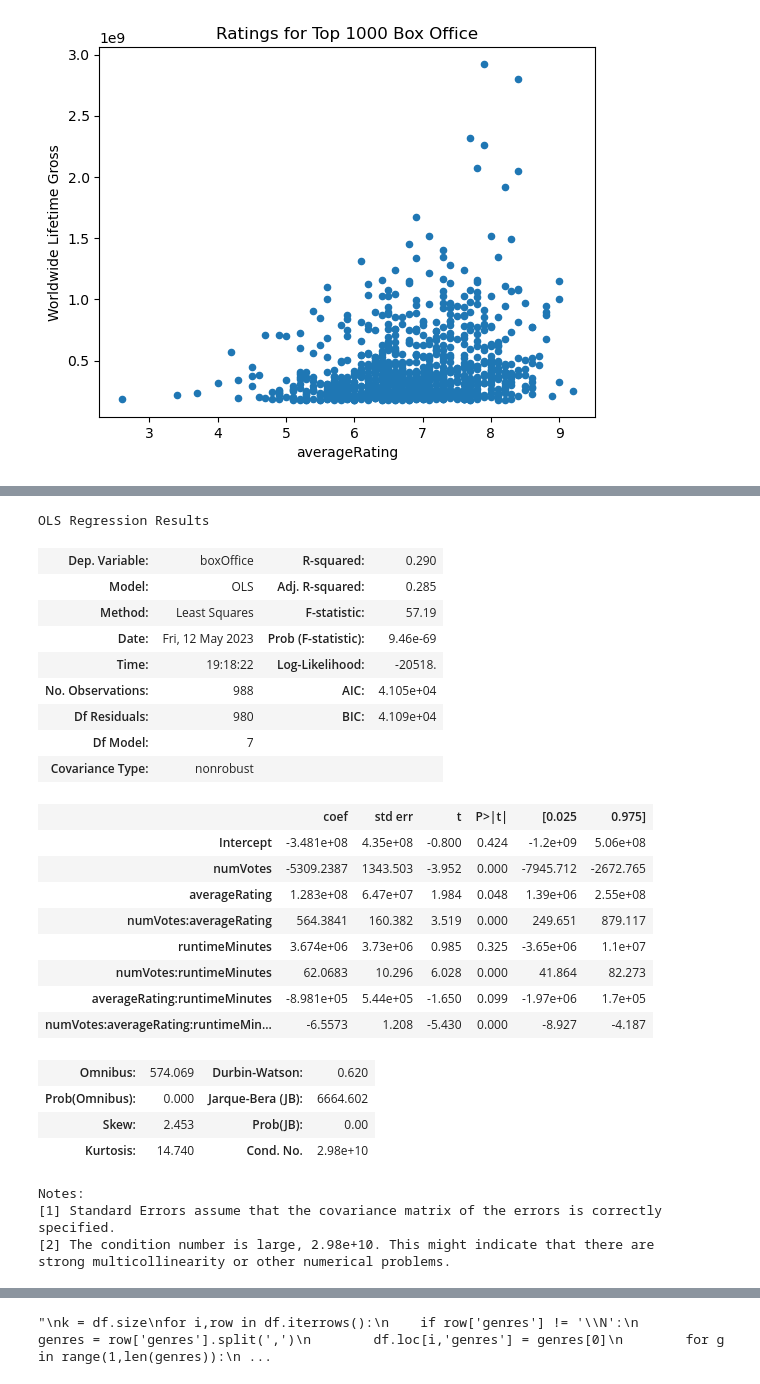
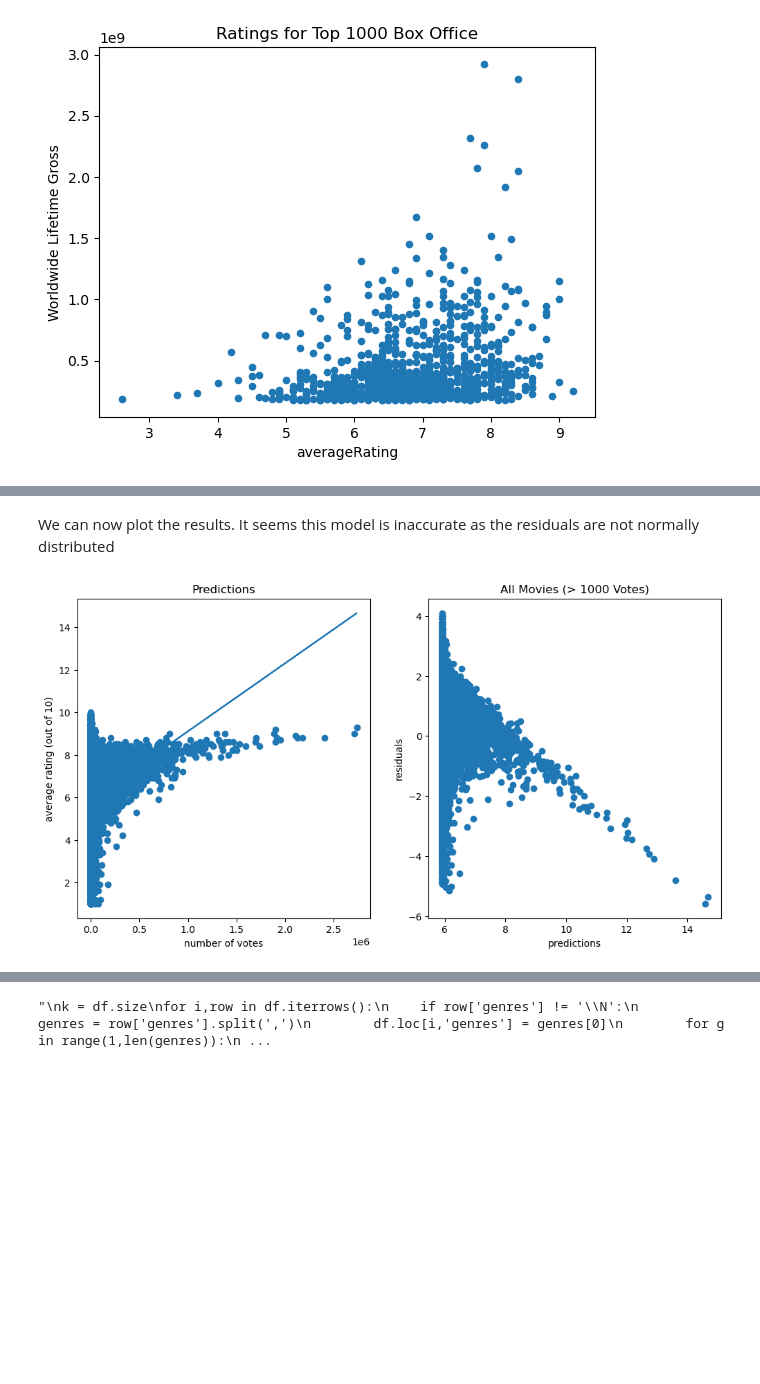
Before and after one commit to James-Trauger/James-Trauger.github.io, a Jupyter notebook: james.ipynb, the cells around one changed output, grey strips where cells are left out. Saved outputs shown, nothing was run; the diff lists cells and outputs as text; code cells hidden in the pictures; blank space fills up the shorter version.

```diff
--- a/james.ipynb
+++ b/james.ipynb
@@ -354,32 +299,27 @@ boxdf = boxdf.rename(columns={'Worldwide Lifetime Gross': 'boxOffice'})
 # %%
-mult_var_model = stats.ols(formula='boxOffice ~ numVotes * averageRating * runtimeMinutes', data=boxdf).fit()
+lin_model = stats.ols(formula='averageRating ~ numVotes', data=thousand).fit()
-# %%
-mult_var_model.summary()
-# %% [output]
-OLS Regression Results
-| Dep. Variable: | boxOffice | R-squared: | 0.290 |
-| Model: | OLS | Adj. R-squared: | 0.285 |
-| Method: | Least Squares | F-statistic: | 57.19 |
-| Date: | Fri, 12 May 2023 | Prob (F-statistic): | 9.46e-69 |
-| Time: | 19:18:22 | Log-Likelihood: | -20518. |
-| No. Observations: | 988 | AIC: | 4.105e+04 |
-| Df Residuals: | 980 | BIC: | 4.109e+04 |
-| Df Model: | 7 |  |  |
-| Covariance Type: | nonrobust |  |  |
-|  | coef | std err | t | P>|t| | [0.025 | 0.975] |
-| Intercept | -3.481e+08 | 4.35e+08 | -0.800 | 0.424 | -1.2e+09 | 5.06e+08 |
-| numVotes | -5309.2387 | 1343.503 | -3.952 | 0.000 | -7945.712 | -2672.765 |
-| averageRating | 1.283e+08 | 6.47e+07 | 1.984 | 0.048 | 1.39e+06 | 2.55e+08 |
-| numVotes:averageRating | 564.3841 | 160.382 | 3.519 | 0.000 | 249.651 | 879.117 |
-| runtimeMinutes | 3.674e+06 | 3.73e+06 | 0.985 | 0.325 | -3.65e+06 | 1.1e+07 |
-| numVotes:runtimeMinutes | 62.0683 | 10.296 | 6.028 | 0.000 | 41.864 | 82.273 |
-| averageRating:runtimeMinutes | -8.981e+05 | 5.44e+05 | -1.650 | 0.099 | -1.97e+06 | 1.7e+05 |
-| numVotes:averageRating:runtimeMin... | -6.5573 | 1.208 | -5.430 | 0.000 | -8.927 | -4.187 |
-| Omnibus: | 574.069 | Durbin-Watson: | 0.620 |
-| Prob(Omnibus): | 0.000 | Jarque-Bera (JB): | 6664.602 |
-| Skew: | 2.453 | Prob(JB): | 0.00 |
-| Kurtosis: | 14.740 | Cond. No. | 2.98e+10 |
-Notes:
-[1] Standard Errors assume that the covariance matrix of the errors is correctly specified.
-[2] The condition number is large, 2.98e+10. This might indicate that there are
-strong multicollinearity or other numerical problems.
+# %% [markdown]
+We can now plot the results. It seems this model is inaccurate as the residuals are not normally distributed
+# %%
+votes = thousand['numVotes']
+preds = lin_model.predict(votes)
+
+figure, (axis1, axis2) = plt.subplots(1,2)
+
+# plot the number of votes vs rating with the linear regression model
+axis1.set_xlabel('number of votes')
+axis1.set_ylabel('average rating (out of 10)')
+axis1.set_title('Predictions')
+axis1.scatter(x=votes, y=thousand['averageRating'])
+axis1.plot(votes, lin_model.predict(votes))
+
+# plot all movies
+axis2.set_xlabel('predictions')
+axis2.set_ylabel('residuals')
+axis2.set_title('All Movies (> 1000 Votes)')
+axis2.scatter(x=preds, y=lin_model.resid)
+
+figure.set_size_inches(12,6)
+plt.show()
+# %% [output]
+[figure, added]
```
Also changed, not shown: parts of 24 cells of this notebook.
